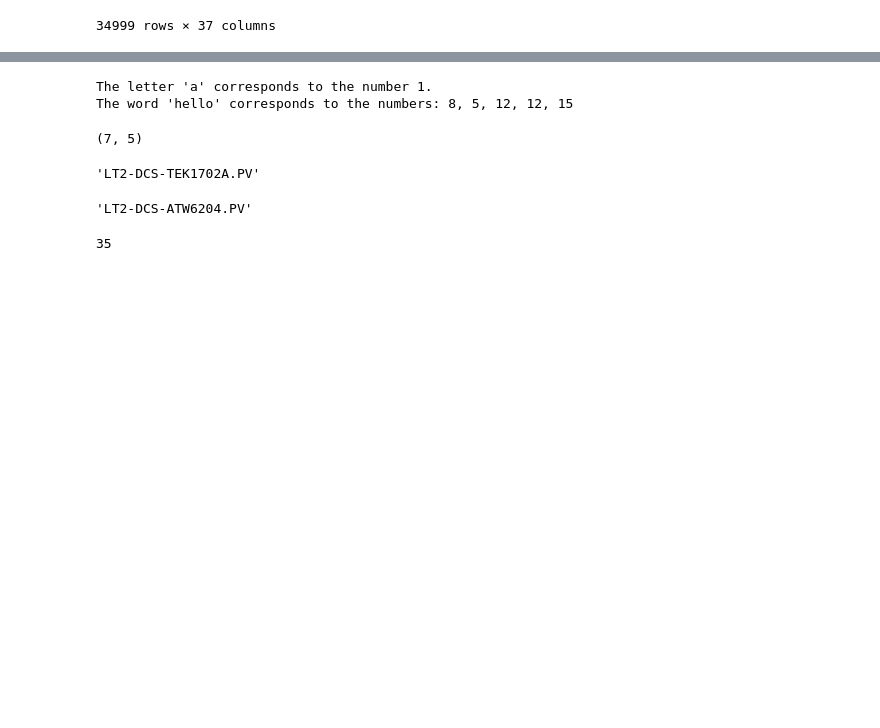
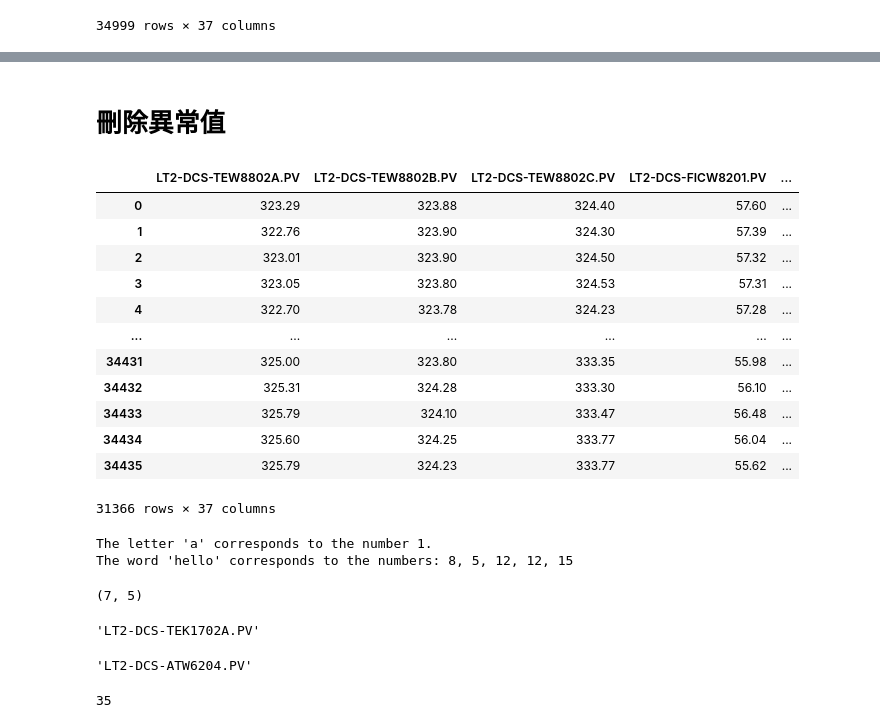
Before and after one commit to skywalker0803r/SCR, a Jupyter notebook: EDA2.ipynb, the cells around one changed output, grey strips where cells are left out. Drawn from its saved outputs; the diff is of its cells as text; code cells hidden in the pictures; blank space fills up the shorter version.

```diff
--- a/EDA2.ipynb
+++ b/EDA2.ipynb
@@ -96,3 +113,36 @@ df
+# %% [markdown]
+# 刪除異常值
+# %%
+import pandas as pd
+import numpy as np
+
+# 計算每列的 Z-score
+z_scores = np.abs((df - df.mean()) / df.std())
+
+# 定義一個閾值，例如 Z-score 大於 3 被視為異常值
+threshold = 3
+
+# 找到異常值的索引
+outlier_indices = np.where(z_scores > threshold)
+
+# 刪除異常值所在的行
+df_cleaned = df.drop(outlier_indices[0])
+df = df_cleaned
+df
+# %% [output]
+|  | LT2-DCS-TEW8802A.PV | LT2-DCS-TEW8802B.PV | LT2-DCS-TEW8802C.PV | LT2-DCS-FICW8201.PV | ... |
+| 0 | 323.29 | 323.88 | 324.40 | 57.60 | ... |
+| 1 | 322.76 | 323.90 | 324.30 | 57.39 | ... |
+| 2 | 323.01 | 323.90 | 324.50 | 57.32 | ... |
+| 3 | 323.05 | 323.80 | 324.53 | 57.31 | ... |
+| 4 | 322.70 | 323.78 | 324.23 | 57.28 | ... |
+| ... | ... | ... | ... | ... | ... |
+| 34431 | 325.00 | 323.80 | 333.35 | 55.98 | ... |
+| 34432 | 325.31 | 324.28 | 333.30 | 56.10 | ... |
+| 34433 | 325.79 | 324.10 | 333.47 | 56.48 | ... |
+| 34434 | 325.60 | 324.25 | 333.77 | 56.04 | ... |
+| 34435 | 325.79 | 324.23 | 333.77 | 55.62 | ... |
+31366 rows × 37 columns
 # %%
 
 import string
```
Also changed, not shown: parts of 5 cells of this notebook, 1 other file.
